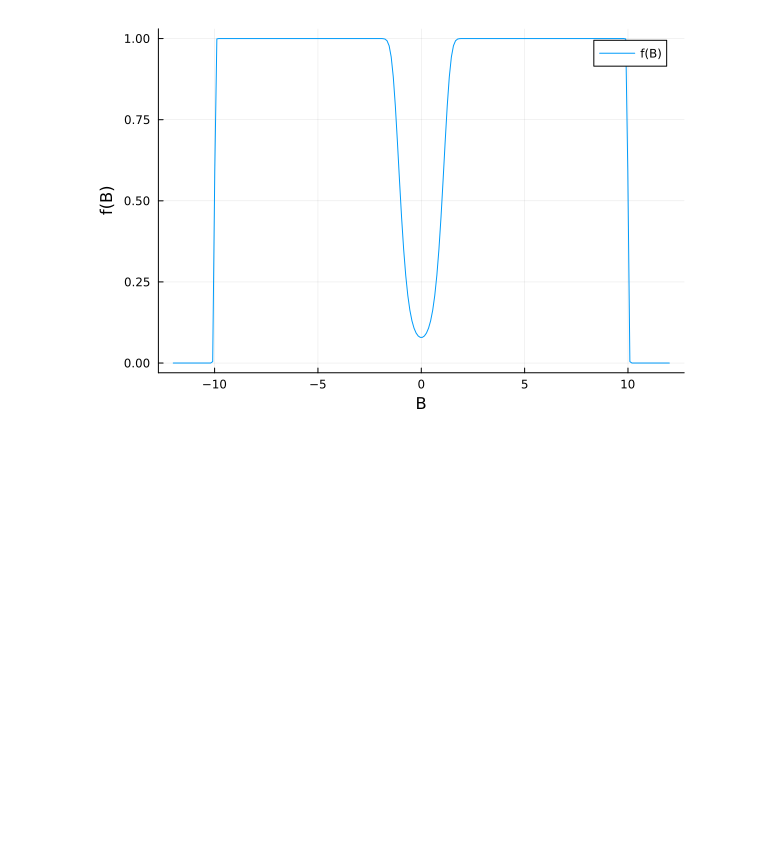
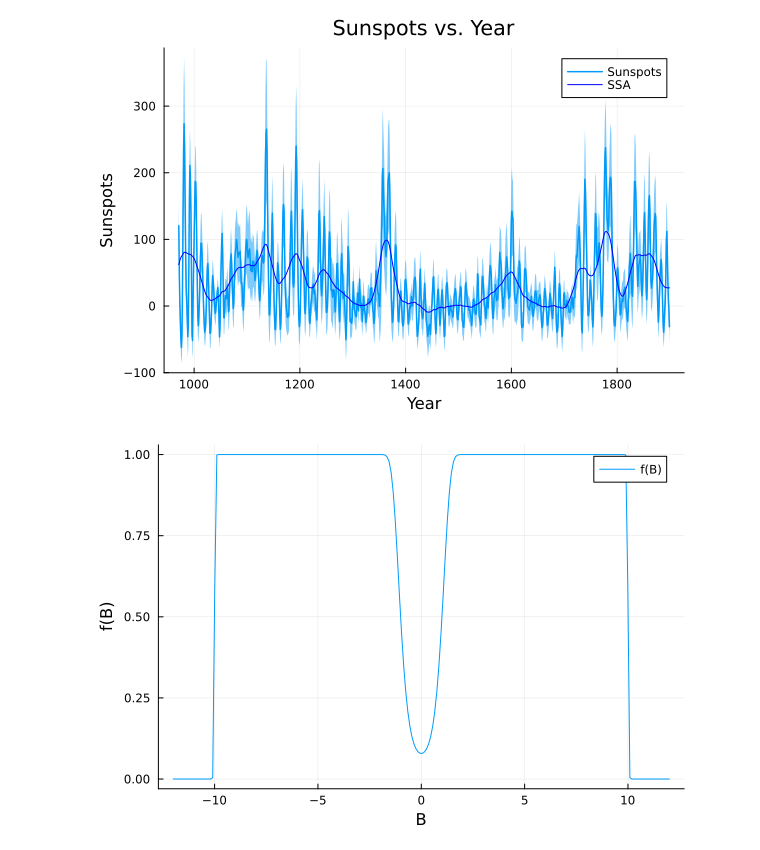
Before and after one commit to Kallo27/LCP_B, a Jupyter notebook: Project/prova.ipynb, the cells around one changed output. Drawn from its saved outputs; the diff is of its cells as text; code cells hidden in the pictures; blank space fills up the shorter version.

```diff
--- a/Project/prova.ipynb
+++ b/Project/prova.ipynb
@@ -6,3 +51,11 @@ using XLSX
+# %%
+# PLOTTING OF THE SUNSPOT RECORDS FROM 971 TO 1899 (AD)
+
+plot(years, sunsopts_num, ribbon = sunspots_err, xlabel = "Year", ylabel = "Sunspots",
+    title = "Sunspots vs. Year", label = "Sunspots", linewidth = 1.5)
+plot!(years, ssa_sunspots, label = "SSA", linewidth = 1, color = "blue")
+# %% [output]
+[figure, added]
 # %%
 # BOX-SHAPED FUNCTION FOR THE MAGNETIC FIELD RANGE
 
```
Also changed, not shown: parts of 6 cells of this notebook, 1 other file.
